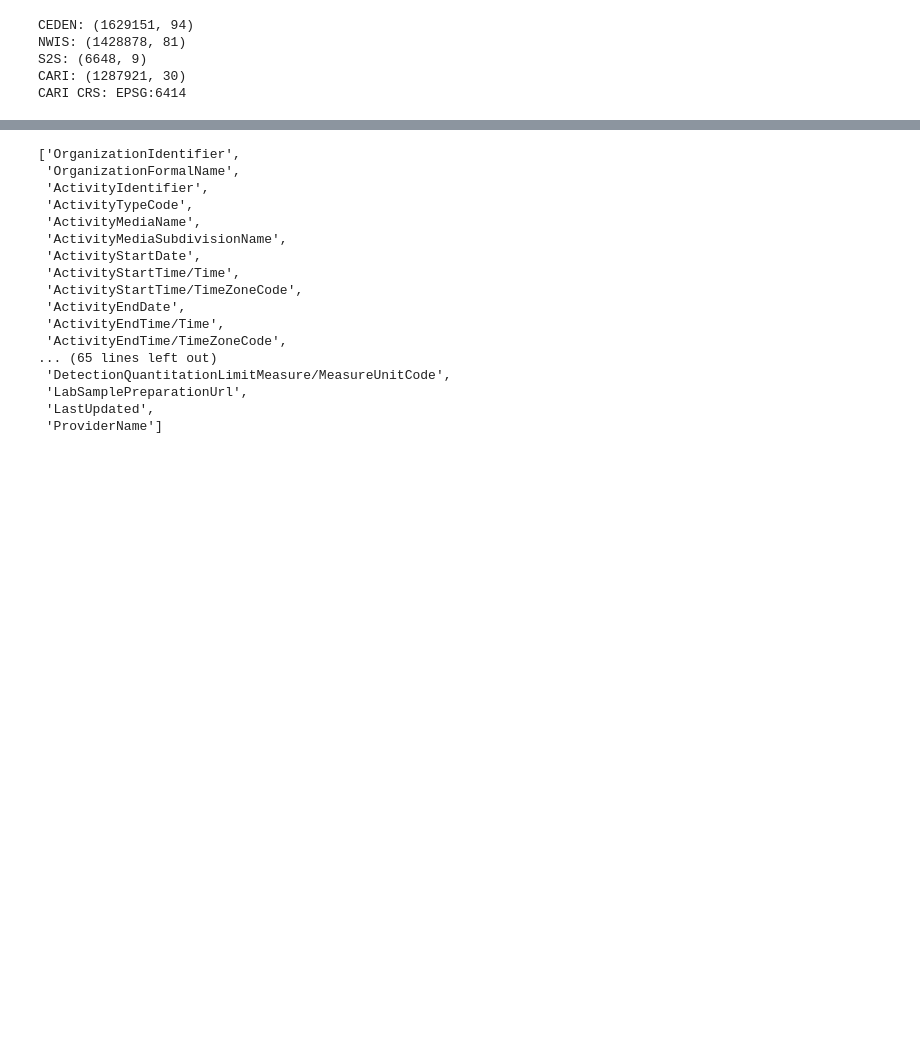
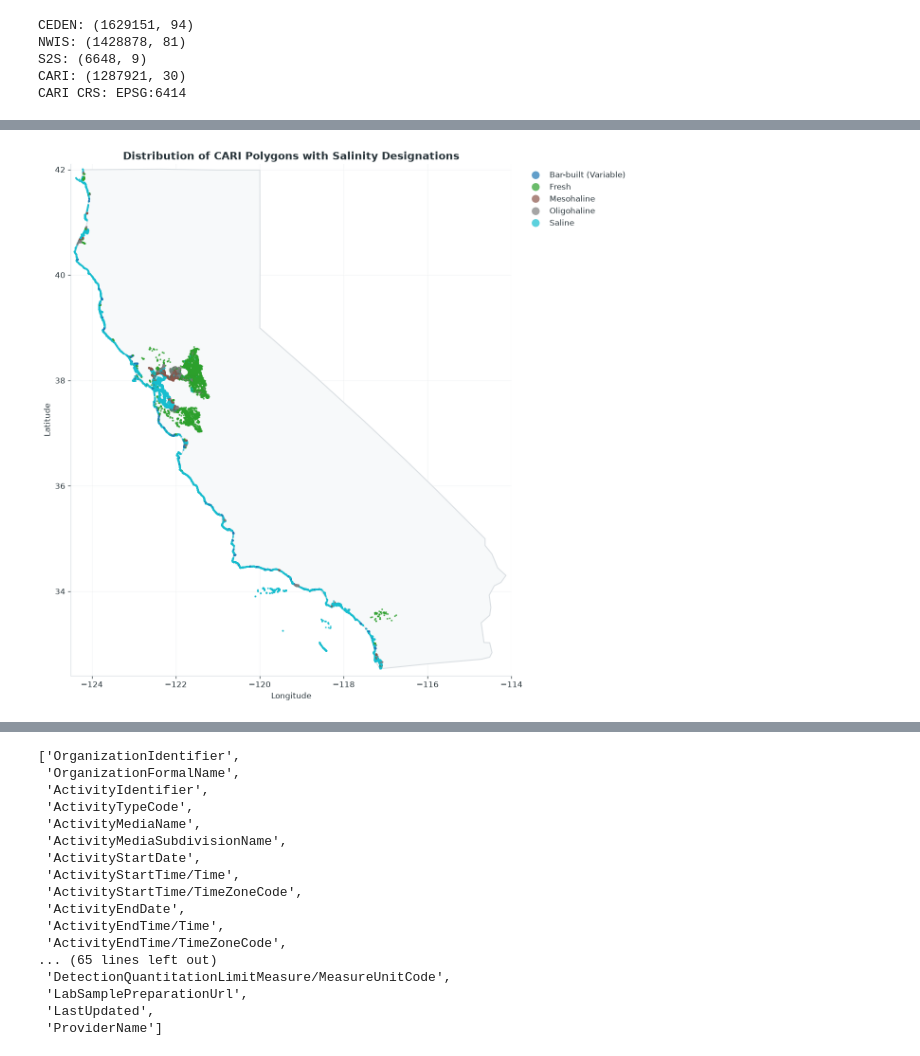
Before and after one commit to shordyk/safetoswim-waterbodies, a Jupyter notebook: src/01_explore_raw.ipynb, the cells around one changed output, grey strips where cells are left out. Drawn from its saved outputs; the diff is of its cells as text; code cells hidden in the pictures; blank space fills up the shorter version.

```diff
--- a/src/01_explore_raw.ipynb
+++ b/src/01_explore_raw.ipynb
@@ -49,0 +366,49 @@ CARI CRS: EPSG:6414
+# %%
+# Plotting map of CARI distribution with salinity modifiers, based on salinity type
+
+# Convert CARI polygons to representative points and reproject to WGS84
+cari_sal_points = cari_sal.copy()
+cari_sal_points["geometry"] = cari_sal_points.geometry.representative_point()
+cari_sal_points = cari_sal_points.to_crs("EPSG:4326")
+
+# Initialize figure (overriding default figsize for a taller map layout)
+fig, ax = plt.subplots(figsize=(10, 12))
+
+url = "https://raw.githubusercontent.com/PublicaMundi/MappingAPI/master/data/geojson/us-states.json"
+us_states = gpd.read_file(url)
+ca_state = us_states[us_states["name"] == "California"].to_crs("EPSG:4326")
+ca_state.plot(
+    ax=ax,
+    color="#F7F9FA",  # Very light off-white fill
+    edgecolor=COLORS["light_gray"],  # Clean subtle border using your palette
+    linewidth=1.2,
+)
+# Plot your salinity designation points
+cari_sal_points.plot(
+    ax=ax,
+    column="salinity_modifier",
+    categorical=True,
+    legend=True,
+    markersize=1.5,
+    alpha=0.7,
+    legend_kwds={
+        "bbox_to_anchor": (1.02, 1),
+        "loc": "upper left",
+        "frameon": False,
+    },
+)
+
+ax.set_title("Distribution of CARI Polygons with Salinity Designations")
+ax.set_xlabel("Longitude")
+ax.set_ylabel("Latitude")
+ax.set_xlim(-124.5, -114.0)
+ax.set_ylim(32.4, 42.1)
+ax.grid(True, alpha=0.3)
+
+plt.savefig(
+    FIG_DIR / "03_cari_salinity_distribution.png",
+     bbox_inches="tight", dpi=300
+)
+plt.show()
+# %% [output]
+[figure, added]
```
Also changed, not shown: parts of 35 cells of this notebook, 6 other files.
